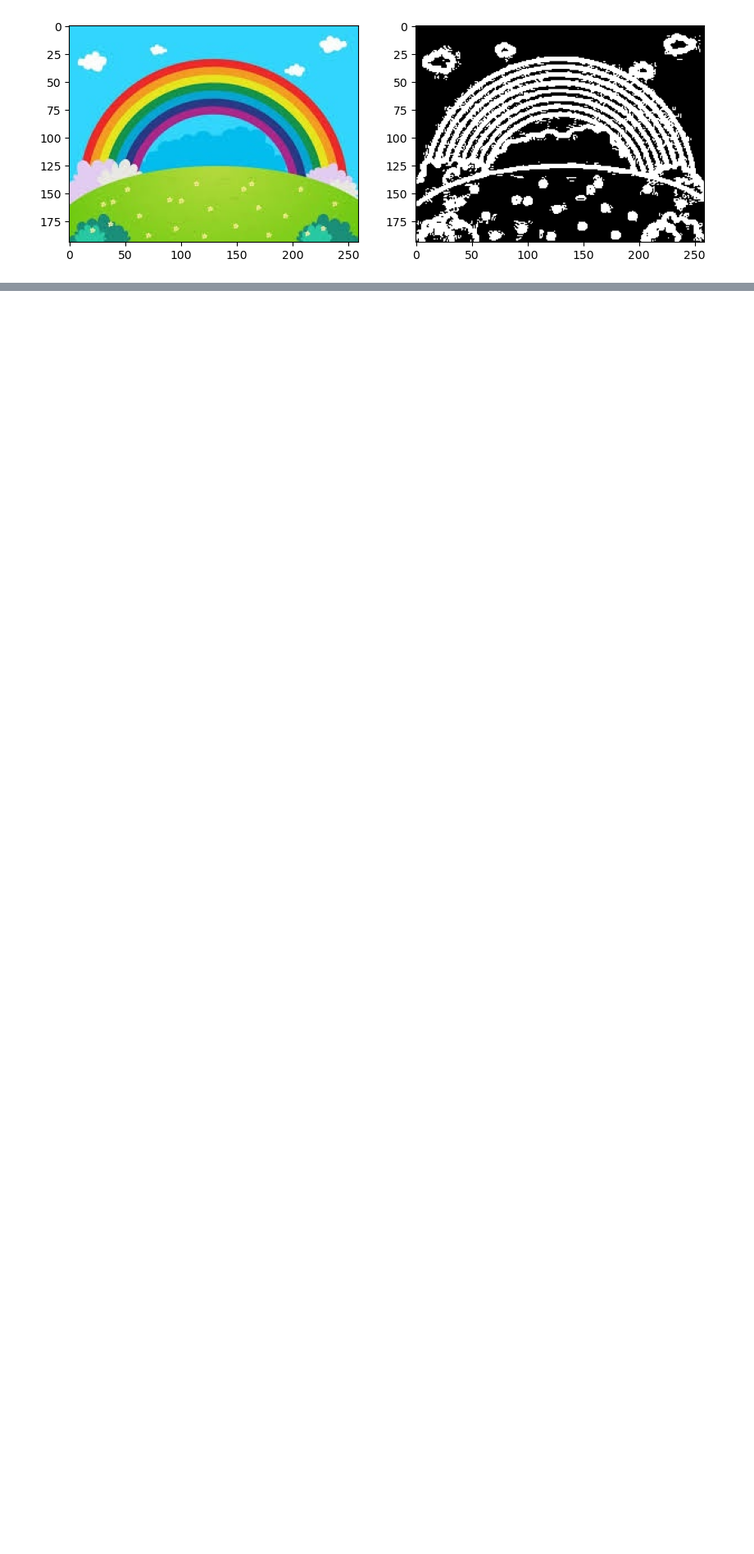
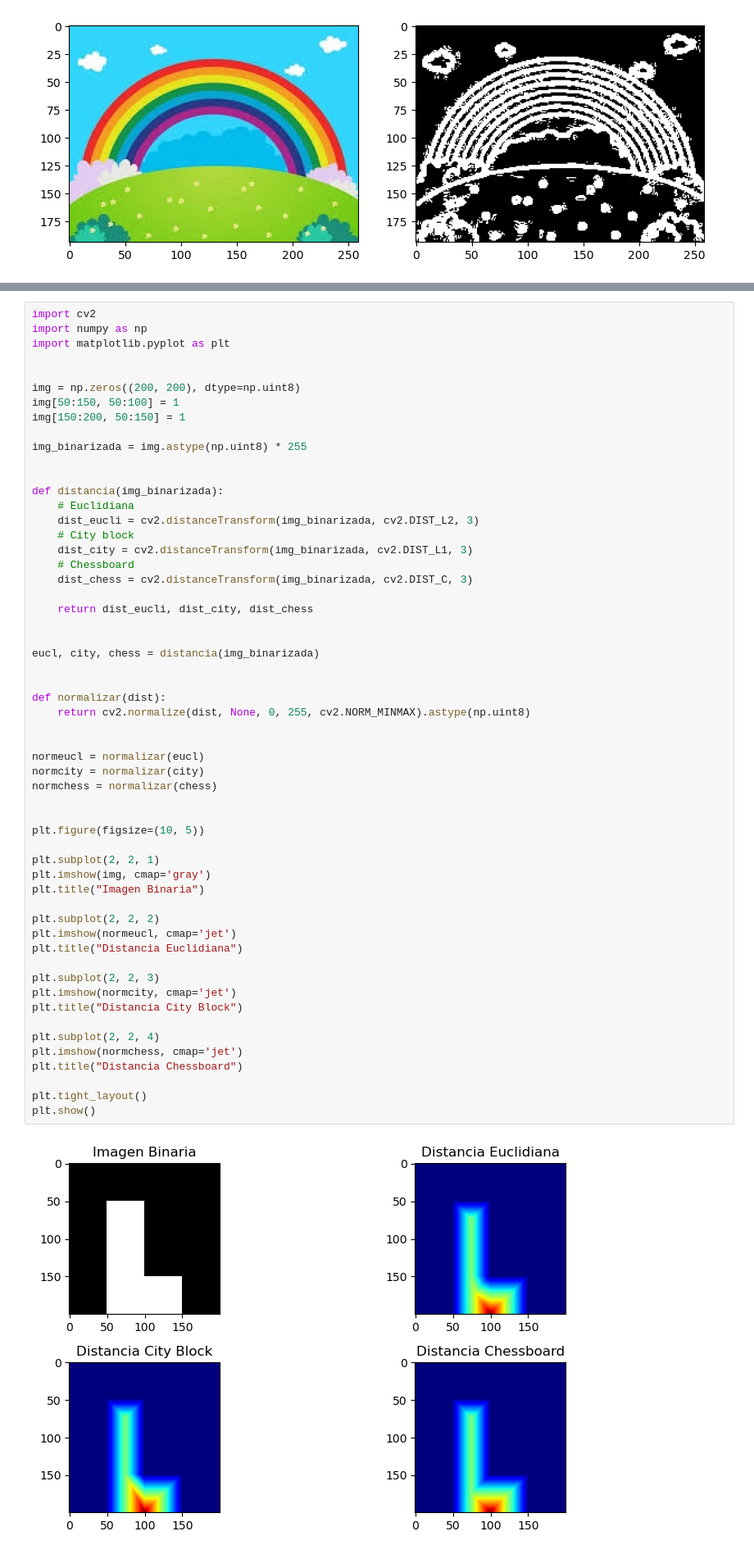
Before and after one commit to IblingGabrielValle-27/PDI---GABRIEL-VALLE, a Jupyter notebook: TEMA 3/bordes.ipynb, the cells around one changed output, grey strips where cells are left out. Shown at 82% size. Drawn from its saved outputs; the diff is of its cells as text; blank space fills up the shorter version.

```diff
--- a/TEMA 3/bordes.ipynb
+++ b/TEMA 3/bordes.ipynb
@@ -197,0 +237,58 @@ plt.show()
+# %%
+import cv2
+import numpy as np
+import matplotlib.pyplot as plt
+
+
+img = np.zeros((200, 200), dtype=np.uint8)
+img[50:150, 50:100] = 1
+img[150:200, 50:150] = 1
+
+img_binarizada = img.astype(np.uint8) * 255
+
+
+def distancia(img_binarizada):
+    # Euclidiana
+    dist_eucli = cv2.distanceTransform(img_binarizada, cv2.DIST_L2, 3)
+    # City block
+    dist_city = cv2.distanceTransform(img_binarizada, cv2.DIST_L1, 3)
+    # Chessboard
+    dist_chess = cv2.distanceTransform(img_binarizada, cv2.DIST_C, 3)
+
+    return dist_eucli, dist_city, dist_chess
+
+
+eucl, city, chess = distancia(img_binarizada)
+
+
+def normalizar(dist):
+    return cv2.normalize(dist, None, 0, 255, cv2.NORM_MINMAX).astype(np.uint8)
+
+
+normeucl = normalizar(eucl)
+normcity = normalizar(city)
+normchess = normalizar(chess)
+
+
+plt.figure(figsize=(10, 5))
+
+plt.subplot(2, 2, 1)
+plt.imshow(img, cmap='gray')
+plt.title("Imagen Binaria")
+
+plt.subplot(2, 2, 2)
+plt.imshow(normeucl, cmap='jet')
+plt.title("Distancia Euclidiana")
+
+plt.subplot(2, 2, 3)
+plt.imshow(normcity, cmap='jet')
+plt.title("Distancia City Block")
+
+plt.subplot(2, 2, 4)
+plt.imshow(normchess, cmap='jet')
+plt.title("Distancia Chessboard")
+
+plt.tight_layout()
+plt.show()
+# %% [output]
+[figure, added]
```
Also changed, not shown: parts of 2 cells of this notebook.
